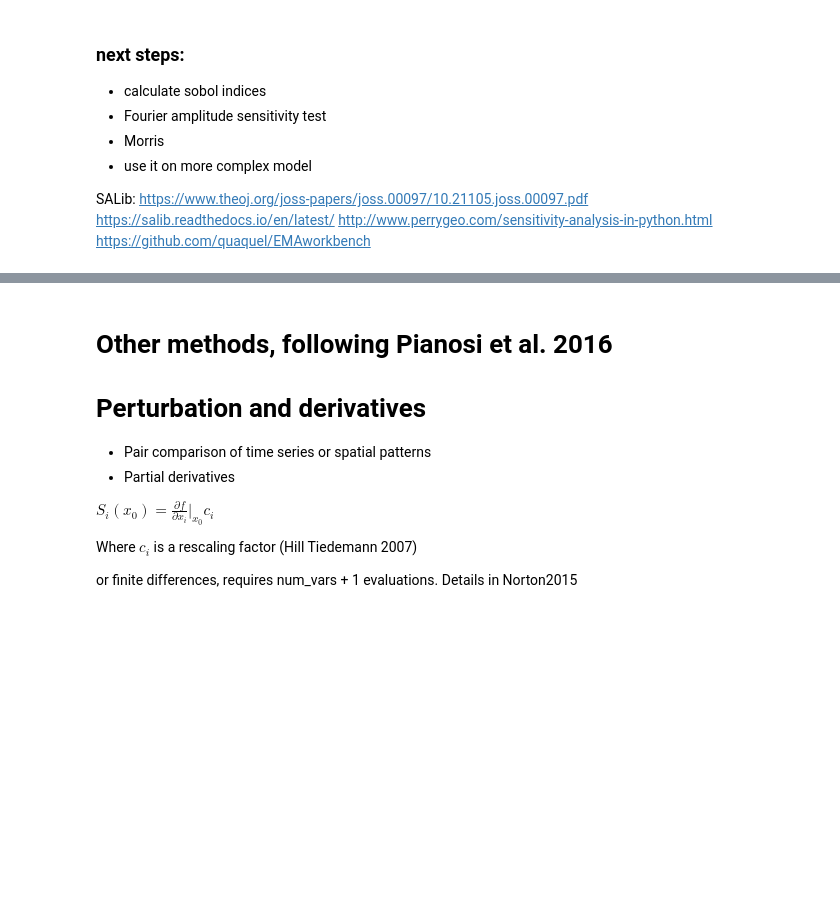
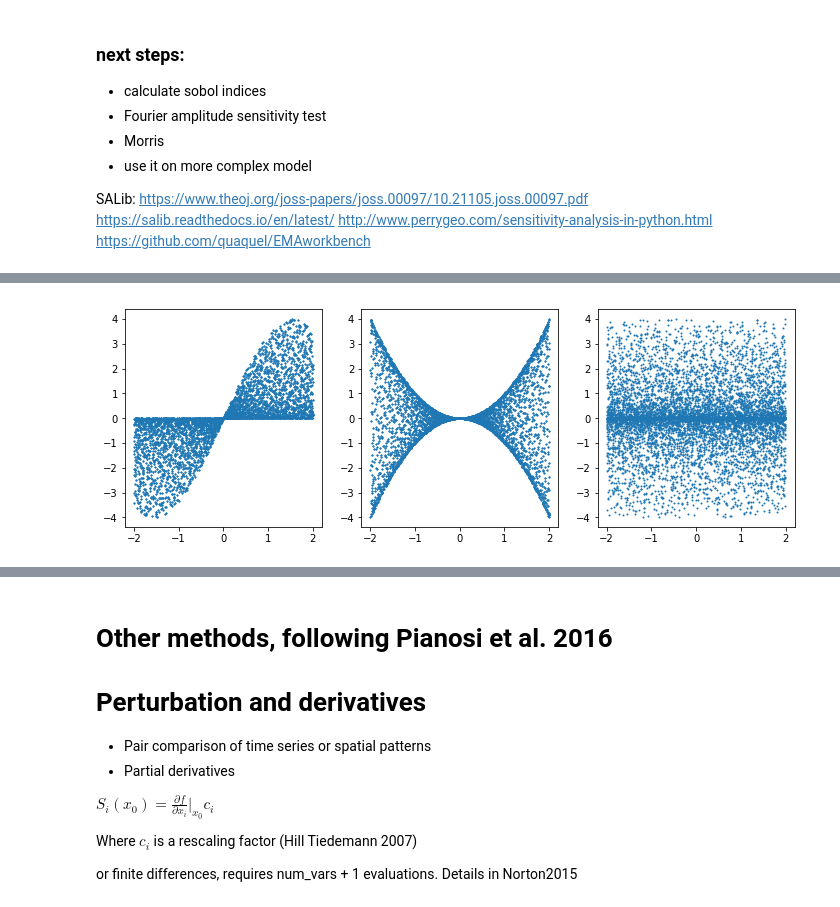
Before and after one commit to jnnr/models_oemof, a Jupyter notebook: sensitivity_analysis/Simple_sensitivity_analysis.ipynb, the cells around one changed output, grey strips where cells are left out. Cells and saved outputs as stored; diff of their text form; code cells hidden in the pictures; blank space fills up the shorter version.

Commit message:
Add plots

```diff
--- a/sensitivity_analysis/Simple_sensitivity_analysis.ipynb
+++ b/sensitivity_analysis/Simple_sensitivity_analysis.ipynb
@@ -140,3 +140,9 @@ y z 0.003848 0.108422
+# %%
+fig, ax = plt.subplots(1, 3, figsize=(12,4))
+for i in [0,1,2]:
+    ax[i].scatter(param_values[:,i], Y, s=1)
+# %% [output]
+[figure, added]
 # %%
 # another model following
 # [1]P. Prikhodko and N. Kotlyarov, “Calibration of Sobol indices estimates in case of noisy output,” arXiv:1804.00766 [stat], Apr. 2018.
```
Also changed, not shown: parts of 7 cells of this notebook.
